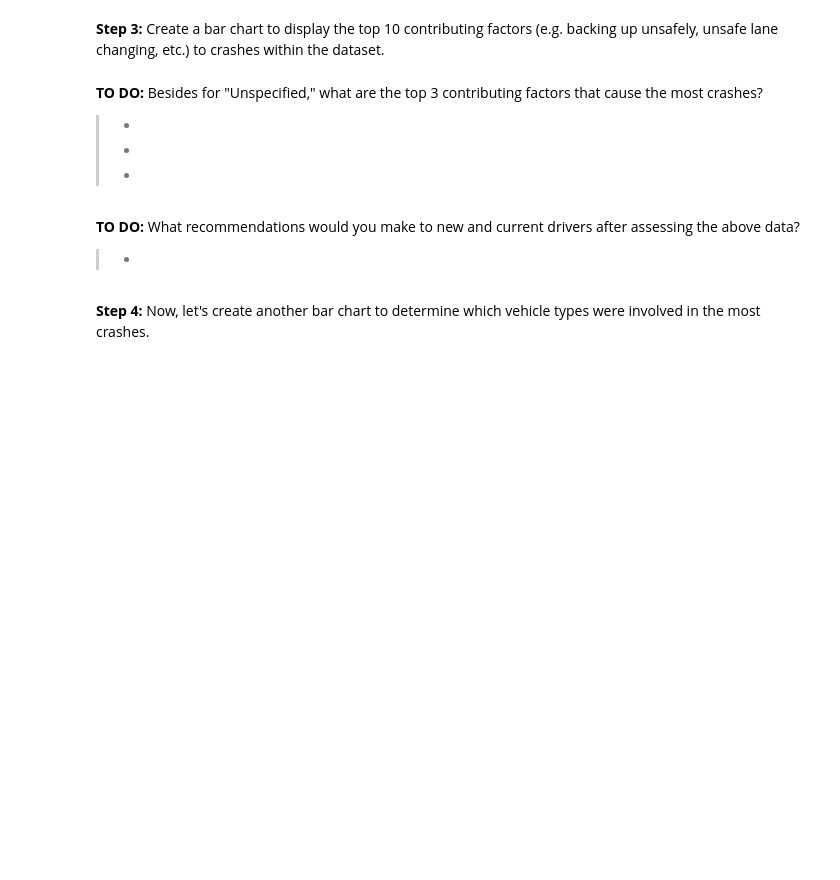
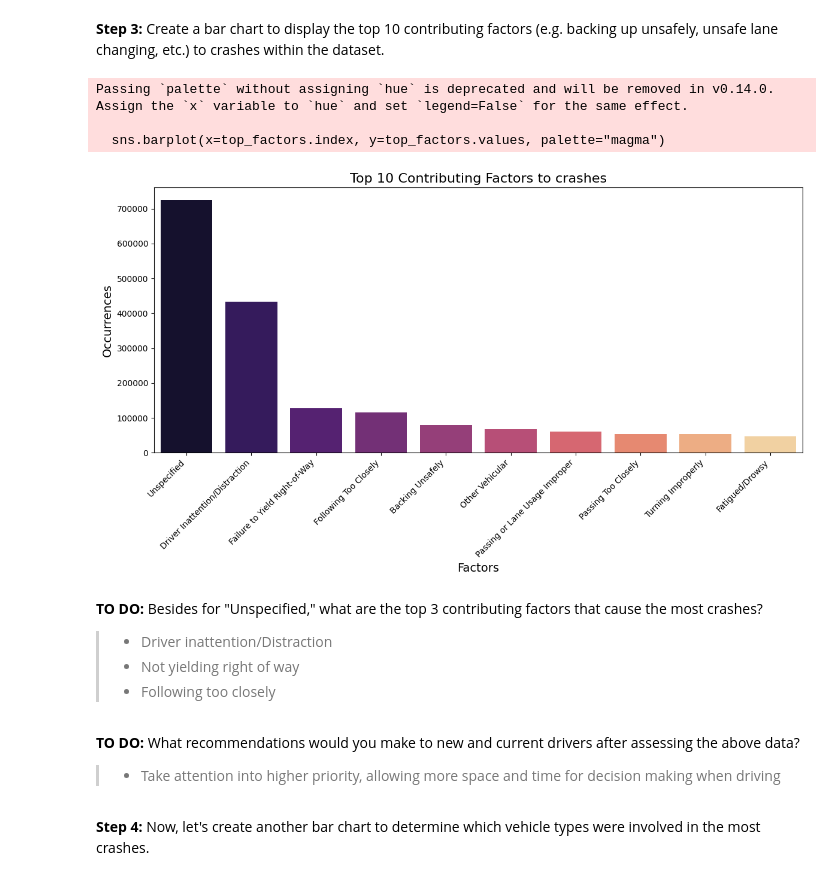
Before and after one commit to allen-domingo/tdsp2025, a Jupyter notebook: Explorer_TDSP_Allen_Domingo.ipynb, the cells around one changed output. Saved outputs shown, nothing was run; the diff lists cells and outputs as text; code cells hidden in the pictures; blank space fills up the shorter version.

```diff
--- a/Explorer_TDSP_Allen_Domingo.ipynb
+++ b/Explorer_TDSP_Allen_Domingo.ipynb
@@ -116,7 +118,7 @@ Ensure that you've downloaded the dataset from NYC OpenData, and uploaded the da
 Hint: Your data's file path describes the location of where your data lives. To locate your data's file path, click on the folder/file-shaped icon on the left side of the Notebook. You'll notice a folder labeled "drive." Search for your Motor Vehicle Collisions Dataset within that folder. Right click on your Dataset to "copy path." Paste that path below.
 # %%
 # TODO: Read the data using pandas read_csv function
-data = pd.read_csv("insert your data's file path here")
+data = pd.read_csv("/content/data/Motor_Vehicle_Collisions_-_Crashes_20250106.csv", low_memory=False)
 # %% [markdown]
 **Step 3:** Let's see what the data looks like. We can use the `head` function which returns the first 5 rows of the dataset.
 # %%
@@ -183,28 +240,33 @@ LOCATION, LATITUDE, and LONGITUDE have the same count of missing values, indicat
 # %%
 #TODO: Plot a Bar Chart
 
 top_factors = data['CONTRIBUTING FACTOR VEHICLE 1'].value_counts().head(10)
 
 
 plt.figure(figsize=(12, 7))
 # TODO: Plotting the top contributing factors, fill in x as the index field of the variable 'top_factors'
-sns.barplot(x=__________, y=top_factors.values, palette="magma")
+sns.barplot(x=top_factors.index, y=top_factors.values, palette="magma")
 plt.title('Top 10 Contributing Factors to crashes', fontsize=16)
-plt.xlabel('__________', fontsize=14)
-plt.ylabel('__________', fontsize=14)
+plt.xlabel('Factors', fontsize=14)
+plt.ylabel('Occurrences', fontsize=14)
 plt.xticks(rotation=45, ha='right')
 plt.tight_layout()
 plt.show()
+# %% [output]
+Passing `palette` without assigning `hue` is deprecated and will be removed in v0.14.0. Assign the `x` variable to `hue` and set `legend=False` for the same effect.
+
+  sns.barplot(x=top_factors.index, y=top_factors.values, palette="magma")
+[figure, added]
 # %% [markdown]
 **TO DO:** Besides for "Unspecified," what are the top 3 contributing factors that cause the most crashes?
 
-> *
-> *
-> *
+> *  Driver inattention/Distraction
+> *  Not yielding right of way
+> *  Following too closely
 # %% [markdown]
 **TO DO:** What recommendations would you make to new and current drivers after assessing the above data?
 
-> *
+> *   Take attention into higher priority, allowing more space and time for decision making when driving
 # %% [markdown]
 **Step 4:** Now, let's create another bar chart to determine which vehicle types were involved in the most crashes.
 # %%
```
Also changed, not shown: parts of 32 cells of this notebook.
